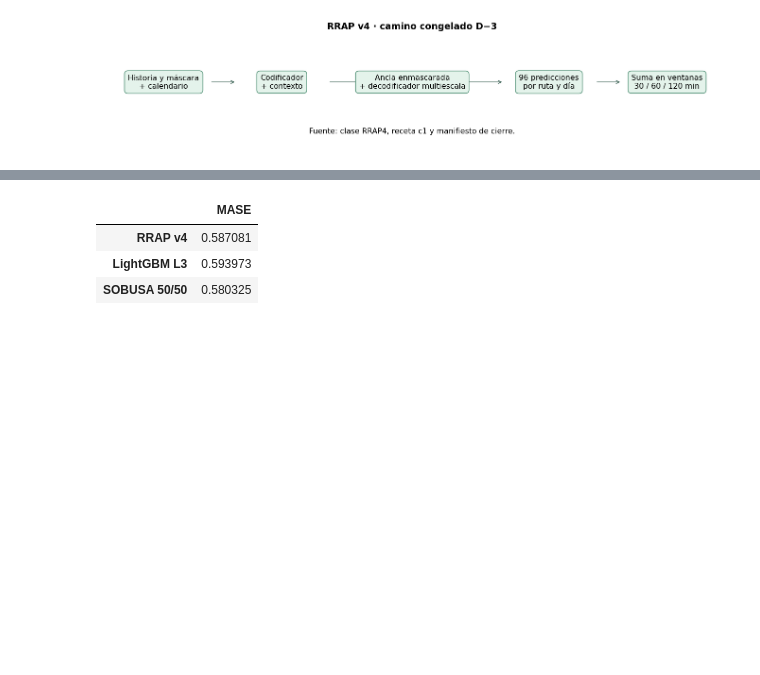
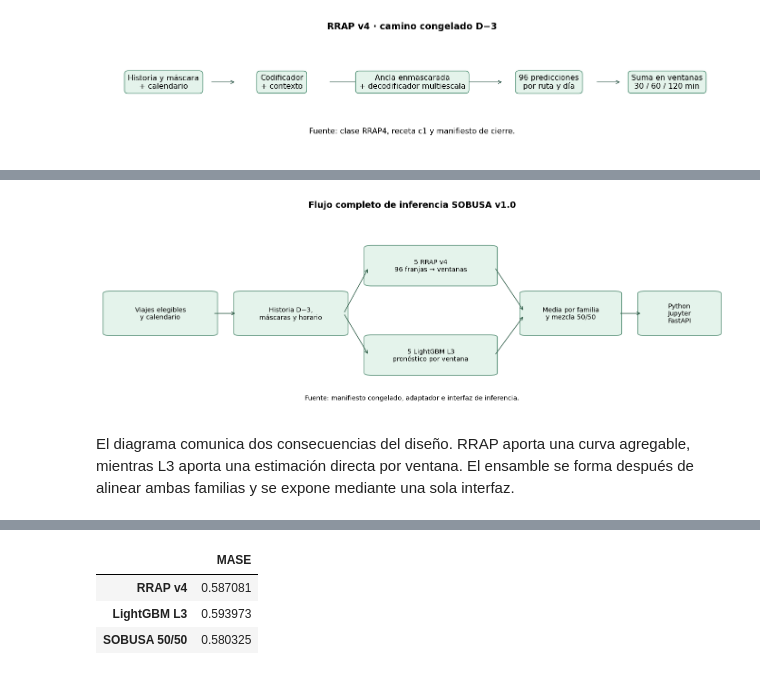
Before and after one commit to alemengo76/sobusa-frecuencias, a Jupyter notebook: notebooks/modelo_original/SOBUSA_v1_modelo_original.ipynb, the cells around one changed output, grey strips where cells are left out. Drawn from its saved outputs; the diff is of its cells as text; code cells hidden in the pictures; blank space fills up the shorter version.

Commit message:
Amplía la fundamentación y el análisis del notebook SOBUSA v1.0

```diff
--- a/notebooks/modelo_original/SOBUSA_v1_modelo_original.ipynb
+++ b/notebooks/modelo_original/SOBUSA_v1_modelo_original.ipynb
@@ -244 +336,33 @@ $$
+# %%
+from matplotlib.patches import FancyBboxPatch
+
+fig, ax = plt.subplots(figsize=(12, 4.1), layout="constrained")
+ax.set(xlim=(0, 1), ylim=(0, 1))
+ax.axis("off")
+
+def caja(x, y, w, h, texto):
+    ax.add_patch(FancyBboxPatch((x, y), w, h, boxstyle="round,pad=.012",
+                                facecolor="#e4f3eb", edgecolor="#5b927a"))
+    ax.text(x+w/2, y+h/2, texto, ha="center", va="center", fontsize=9)
+
+def flecha(x, y, xx, yy):
+    ax.annotate("", (xx, yy), (x, y), arrowprops={"arrowstyle": "->", "color": "#386450"})
+
+caja(.015, .39, .16, .20, "Viajes elegibles\ny calendario")
+caja(.225, .39, .16, .20, "Historia D−3,\nmáscaras y horario")
+caja(.435, .64, .19, .18, "5 RRAP v4\n96 franjas → ventanas")
+caja(.435, .19, .19, .18, "5 LightGBM L3\npronóstico por ventana")
+caja(.685, .39, .14, .20, "Media por familia\ny mezcla 50/50")
+caja(.875, .39, .11, .20, "Python\nJupyter\nFastAPI")
+for puntos in ((.18, .49, .218, .49), (.39, .49, .43, .72), (.39, .49, .43, .28),
+               (.633, .72, .68, .5), (.633, .28, .68, .48), (.833, .49, .87, .49)):
+    flecha(*puntos)
+ax.set_title("Flujo completo de inferencia SOBUSA v1.0")
+ax.text(.5, .055, "Fuente: manifiesto congelado, adaptador e interfaz de inferencia.",
+        ha="center", fontsize=9)
+plt.show()
+# %% [output]
+[figure, added]
+# %% [markdown]
+El diagrama comunica dos consecuencias del diseño. RRAP aporta una curva agregable, mientras L3 aporta una estimación directa por ventana. El ensamble se forma después de alinear ambas familias y se expone mediante una sola interfaz.
 # %% [markdown]
```
Also changed, not shown: parts of 24 cells of this notebook.
